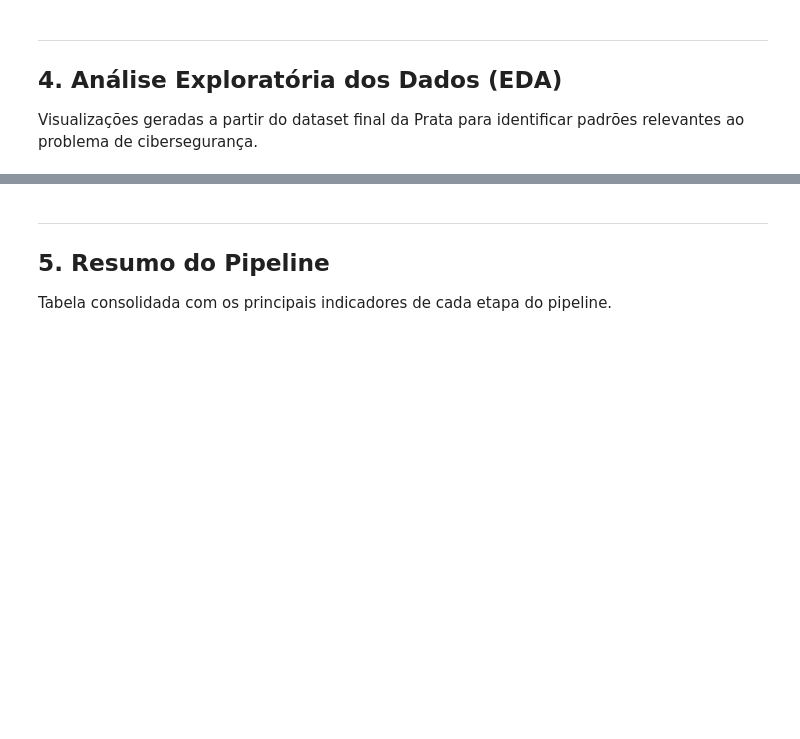
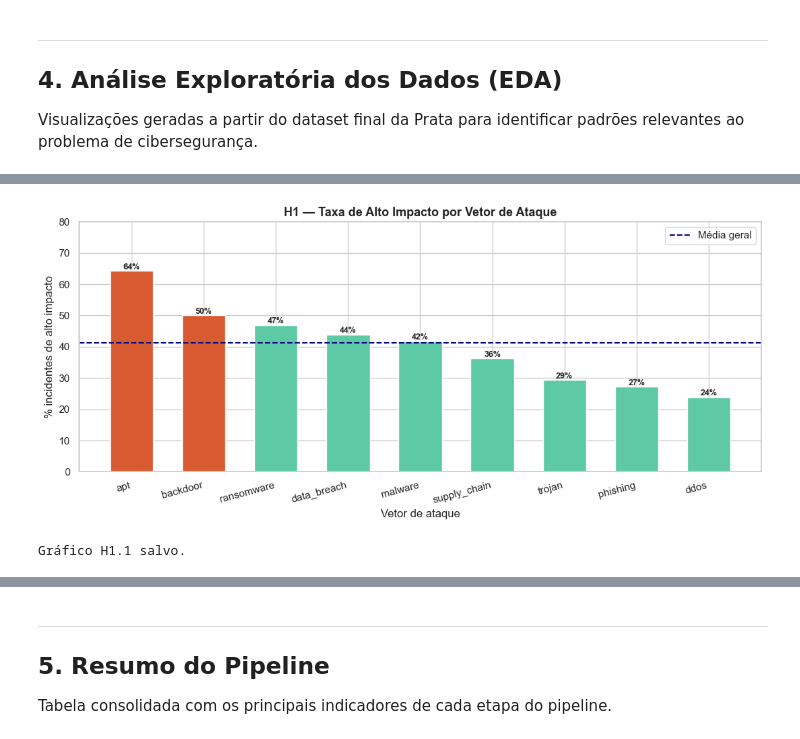
Before and after one commit to ThiagoRosa21/atv-de-ciencia-de-dados, a Jupyter notebook: trabalho de ciencia de dados/notebooks/pipeline.ipynb, the cells around one changed output, grey strips where cells are left out. Cells and saved outputs as stored; diff of their text form; code cells hidden in the pictures; blank space fills up the shorter version.

Commit message:
feat: pipeline completo Bronze->Silver->Gold->Modelagem->PySpark

```diff
--- a/trabalho de ciencia de dados/notebooks/pipeline.ipynb
+++ b/trabalho de ciencia de dados/notebooks/pipeline.ipynb
@@ -440,0 +354,64 @@ Gráfico 4 salvo.
+# %%
+# ============================================================
+# SEÇÃO 4 — EDA ORIENTADA A HIPÓTESES
+# ============================================================
+# Dataset: df_silver (Camada Prata)
+# Variável alvo: label_alto_impacto (1 = perda direta > $10M)
+# ============================================================
+
+import pandas as pd
+import matplotlib.pyplot as plt
+import matplotlib.ticker as mticker
+import seaborn as sns
+import warnings
+warnings.filterwarnings('ignore')
+
+sns.set_theme(style='whitegrid', palette='muted')
+plt.rcParams['figure.figsize'] = (10, 5)
+plt.rcParams['axes.titlesize'] = 13
+plt.rcParams['axes.titleweight'] = 'bold'
+# %%
+# ============================================================
+# HIPÓTESE 1
+# "Ataques do tipo ransomware e APT têm maior proporção
+#  de incidentes classificados como alto impacto financeiro
+#  (direct_loss_usd > $10M) do que outros vetores."
+#
+# Motivação: ransomware e APT são ataques sofisticados e
+# direcionados — espera-se que gerem perdas maiores.
+# ============================================================
+
+# --- Gráfico 1.1 — Distribuição do label por vetor de ataque ---
+if 'attack_vector_primary' in df_silver.columns:
+    taxa_alto = (
+        df_silver
+        .groupby('attack_vector_primary')['label_alto_impacto']
+        .mean()
+        .sort_values(ascending=False)
+        .head(9)
+    )
+
+    fig, ax = plt.subplots(figsize=(11, 5))
+    cores = ['#D85A30' if v >= 0.5 else '#5DCAA5' for v in taxa_alto.values]
+    bars = ax.bar(taxa_alto.index, taxa_alto.values * 100,
+                  color=cores, edgecolor='white', width=0.6)
+
+    for bar, val in zip(bars, taxa_alto.values * 100):
+        ax.text(bar.get_x() + bar.get_width() / 2, val + 0.5,
+                f'{val:.0f}%', ha='center', fontsize=9, fontweight='bold')
+
+    ax.axhline(df_silver['label_alto_impacto'].mean() * 100,
+               color='navy', linestyle='--', linewidth=1.5, label='Média geral')
+    ax.set_title('H1 — Taxa de Alto Impacto por Vetor de Ataque')
+    ax.set_xlabel('Vetor de ataque')
+    ax.set_ylabel('% incidentes de alto impacto')
+    ax.legend()
+    ax.set_ylim(0, 80)
+    plt.xticks(rotation=15, ha='right')
+    plt.tight_layout()
+    plt.savefig('data/silver/h1_grafico1_taxa_alto_impacto_por_vetor.png', dpi=150, bbox_inches='tight')
+    plt.show()
+    print('Gráfico H1.1 salvo.')
+# %% [output]
+[figure, added]
+Gráfico H1.1 salvo.
```
Also changed, not shown: parts of 31 cells of this notebook, 18 other files.
